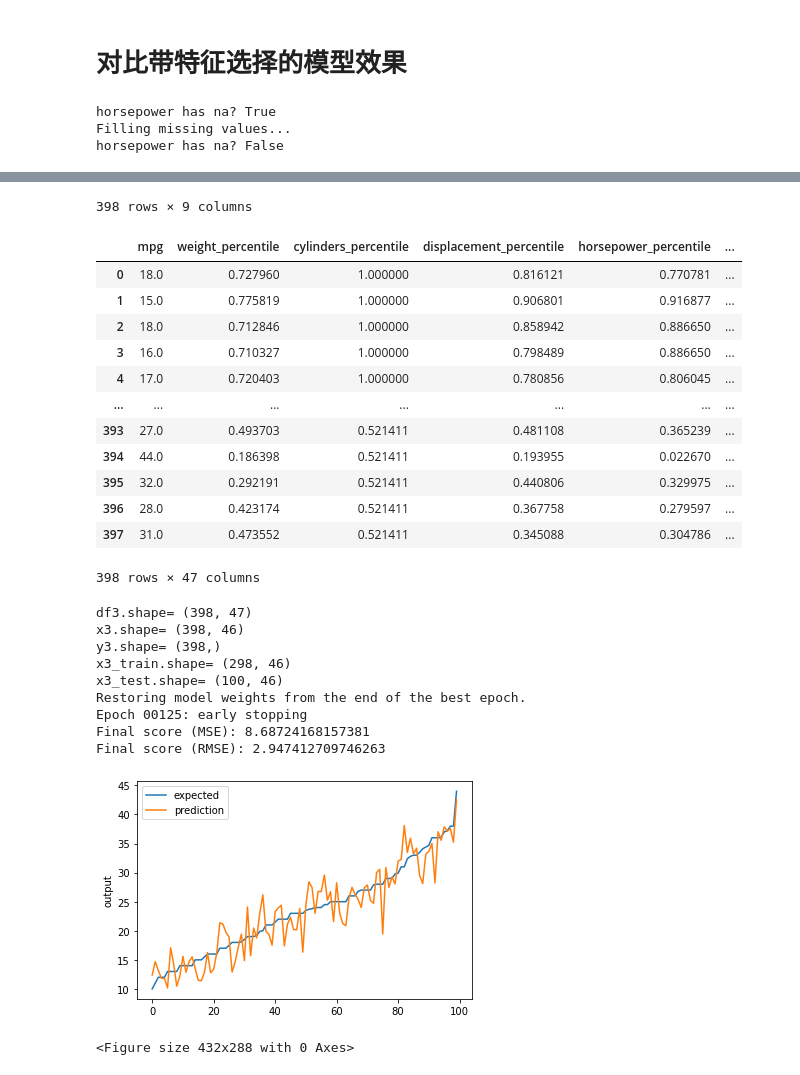
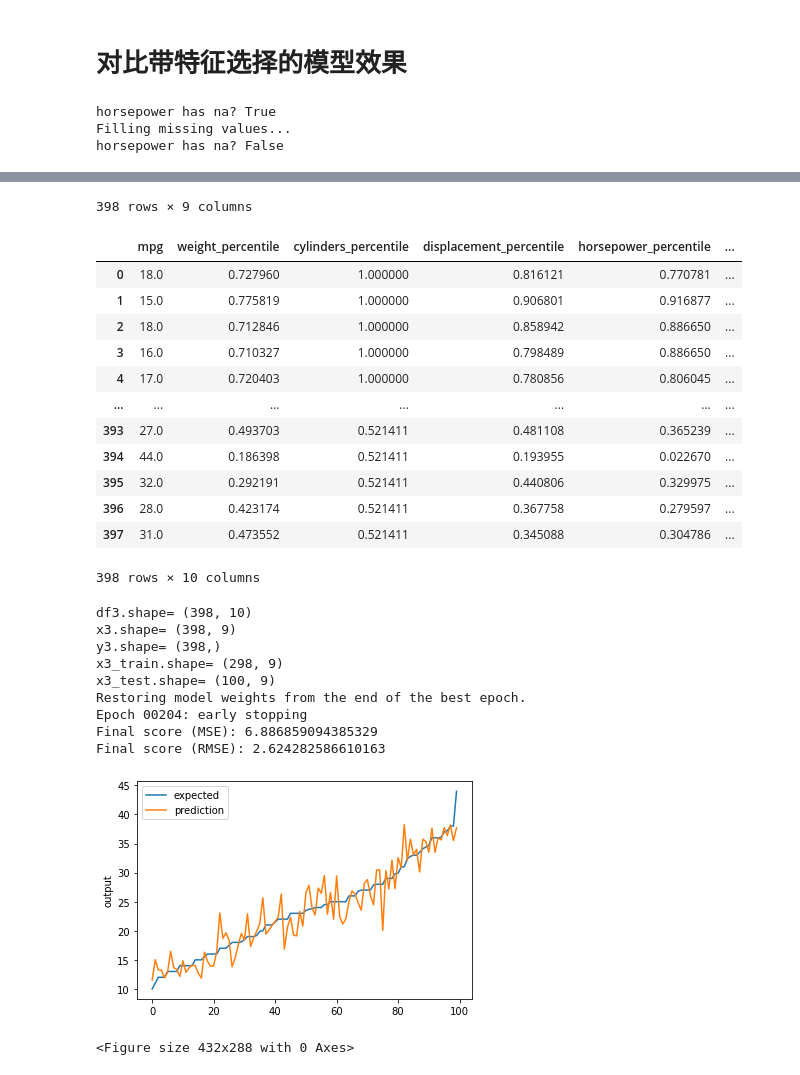
Before and after one commit to rg-boy/FeatureEngineering, a Jupyter notebook: Demo/feature_engineering_auto_mpg.ipynb, the cells around one changed output, grey strips where cells are left out. Drawn from its saved outputs; the diff is of its cells as text; code cells hidden in the pictures.

```diff
--- a/Demo/feature_engineering_auto_mpg.ipynb
+++ b/Demo/feature_engineering_auto_mpg.ipynb
@@ -540,6 +584,11 @@ df3['horsepower'] = df3['horsepower'].fillna(med)
 print(f"horsepower has na? {pd.isnull(df3['horsepower']).values.any()}")
 display(df3)
 
+
+def percentile(df,column):
+    sz = df[column].size-1
+    df[column+'_percentile'] = df[column].rank(method='max').apply(lambda x: (x-1)/sz)
+
 percentile(df3,'weight')
 df3.drop('weight',axis=1, inplace=True)
 percentile(df3,'cylinders')
@@ -558,9 +607,9 @@ dummies = pd.get_dummies(df3['origin'],prefix='origin')
 df3 = pd.concat([df3,dummies],axis=1)
 df3.drop('origin',axis=1, inplace=True)
 
-df3['name']=df3['name'].apply(get_first_word)
-dummies = pd.get_dummies(df3['name'],prefix='name')
-df3 = pd.concat([df3,dummies],axis=1)
+# df3['name']=df3['name'].apply(get_first_word)
+# dummies = pd.get_dummies(df3['name'],prefix='name')
+# df3 = pd.concat([df3,dummies],axis=1)
 df3.drop('name',axis=1, inplace=True)
 display(df3)
 
@@ -603,45 +652,55 @@ print("Final score (MSE): {}".format(score))
 score = np.sqrt(metrics.mean_squared_error(pred3,y3_test))
 print("Final score (RMSE): {}".format(score))
 
+def chart_regression(pred, y, sort=True):
+    t = pd.DataFrame({'pred': pred, 'y': y.flatten()})
+    if sort:
+        t.sort_values(by=['y'], inplace=True)
+    plt.plot(t['y'].tolist(), label='expected')
+    plt.plot(t['pred'].tolist(), label='prediction')
+    plt.ylabel('output')
+    plt.legend()
+    plt.figure()
+
 chart_regression(pred3.flatten(),y3_test)
 # %% [output]
 horsepower has na? True
 Filling missing values...
 horsepower has na? False
 |  | mpg | cylinders | displacement | horsepower | weight | acceleration | year | origin | name |
 | 0 | 18.0 | 8 | 307.0 | 130.0 | 3504 | 12.0 | 70 | 1 | chevrolet chevelle malibu |
 | 1 | 15.0 | 8 | 350.0 | 165.0 | 3693 | 11.5 | 70 | 1 | buick skylark 320 |
 | 2 | 18.0 | 8 | 318.0 | 150.0 | 3436 | 11.0 | 70 | 1 | plymouth satellite |
 | 3 | 16.0 | 8 | 304.0 | 150.0 | 3433 | 12.0 | 70 | 1 | amc rebel sst |
 | 4 | 17.0 | 8 | 302.0 | 140.0 | 3449 | 10.5 | 70 | 1 | ford torino |
 | ... | ... | ... | ... | ... | ... | ... | ... | ... | ... |
 | 393 | 27.0 | 4 | 140.0 | 86.0 | 2790 | 15.6 | 82 | 1 | ford mustang gl |
 | 394 | 44.0 | 4 | 97.0 | 52.0 | 2130 | 24.6 | 82 | 2 | vw pickup |
 | 395 | 32.0 | 4 | 135.0 | 84.0 | 2295 | 11.6 | 82 | 1 | dodge rampage |
 | 396 | 28.0 | 4 | 120.0 | 79.0 | 2625 | 18.6 | 82 | 1 | ford ranger |
 | 397 | 31.0 | 4 | 119.0 | 82.0 | 2720 | 19.4 | 82 | 1 | chevy s-10 |
 398 rows × 9 columns
 |  | mpg | weight_percentile | cylinders_percentile | displacement_percentile | horsepower_percentile | ... |
 | 0 | 18.0 | 0.727960 | 1.000000 | 0.816121 | 0.770781 | ... |
 | 1 | 15.0 | 0.775819 | 1.000000 | 0.906801 | 0.916877 | ... |
 | 2 | 18.0 | 0.712846 | 1.000000 | 0.858942 | 0.886650 | ... |
 | 3 | 16.0 | 0.710327 | 1.000000 | 0.798489 | 0.886650 | ... |
 | 4 | 17.0 | 0.720403 | 1.000000 | 0.780856 | 0.806045 | ... |
 | ... | ... | ... | ... | ... | ... | ... |
 | 393 | 27.0 | 0.493703 | 0.521411 | 0.481108 | 0.365239 | ... |
 | 394 | 44.0 | 0.186398 | 0.521411 | 0.193955 | 0.022670 | ... |
 | 395 | 32.0 | 0.292191 | 0.521411 | 0.440806 | 0.329975 | ... |
 | 396 | 28.0 | 0.423174 | 0.521411 | 0.367758 | 0.279597 | ... |
 | 397 | 31.0 | 0.473552 | 0.521411 | 0.345088 | 0.304786 | ... |
-398 rows × 47 columns
+398 rows × 10 columns
-df3.shape= (398, 47)
-x3.shape= (398, 46)
+df3.shape= (398, 10)
+x3.shape= (398, 9)
 y3.shape= (398,)
-x3_train.shape= (298, 46)
-x3_test.shape= (100, 46)
+x3_train.shape= (298, 9)
+x3_test.shape= (100, 9)
 Restoring model weights from the end of the best epoch.
-Epoch 00125: early stopping
-Final score (MSE): 8.68724168157381
-Final score (RMSE): 2.947412709746263
+Epoch 00204: early stopping
+Final score (MSE): 6.886859094385329
+Final score (RMSE): 2.624282586610163
-[figure, old version]
+[figure, new version]
 <Figure size 432x288 with 0 Axes>
```
Also changed, not shown: parts of 17 cells of this notebook.
